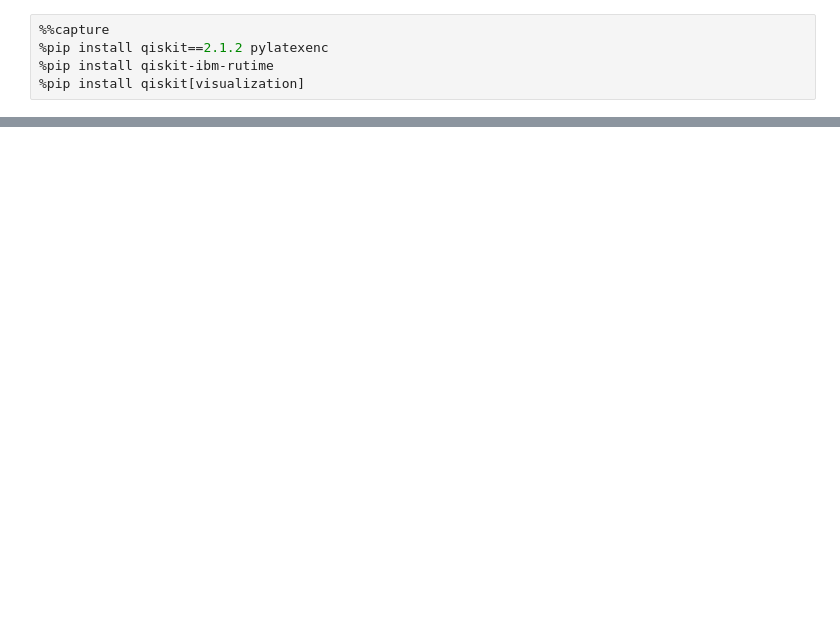
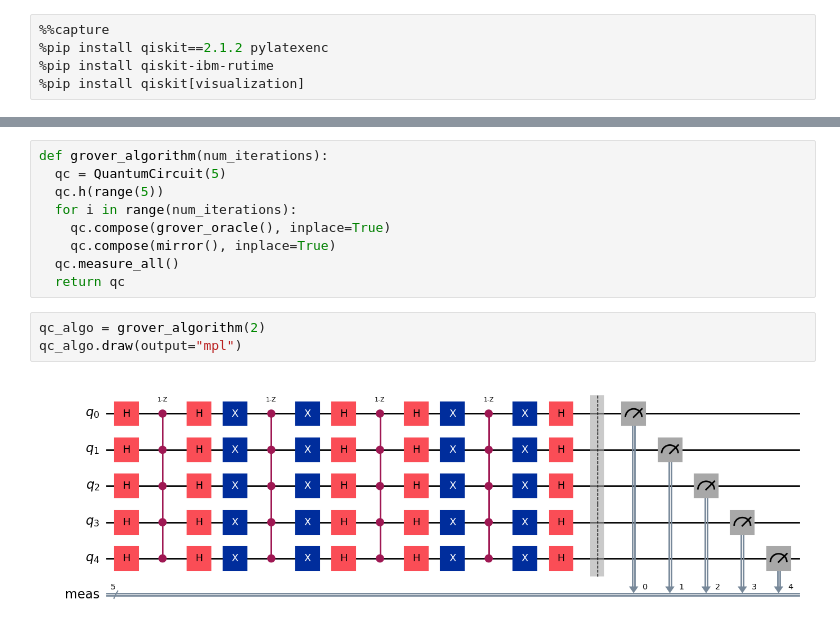
Before and after one commit to DuarteMagano/AcademiaDeFisica, a Jupyter notebook: grover.ipynb, the cells around one changed output, grey strips where cells are left out. Cells and saved outputs as stored; diff of their text form; blank space fills up the shorter version.

```diff
--- a/grover.ipynb
+++ b/grover.ipynb
@@ -196,0 +52,14 @@ New key size: 36
+# %%
+def grover_algorithm(num_iterations):
+  qc = QuantumCircuit(5)
+  qc.h(range(5))
+  for i in range(num_iterations):
+    qc.compose(grover_oracle(), inplace=True)
+    qc.compose(mirror(), inplace=True)
+  qc.measure_all()
+  return qc
+# %%
+qc_algo = grover_algorithm(2)
+qc_algo.draw(output="mpl")
+# %% [output]
+[figure, added]
```
Also changed, not shown: parts of 31 cells of this notebook.
